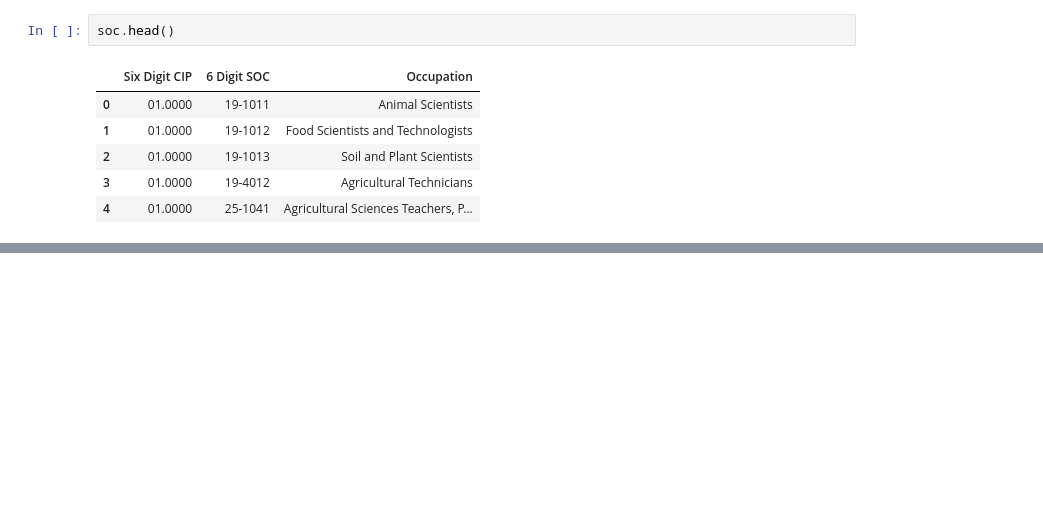
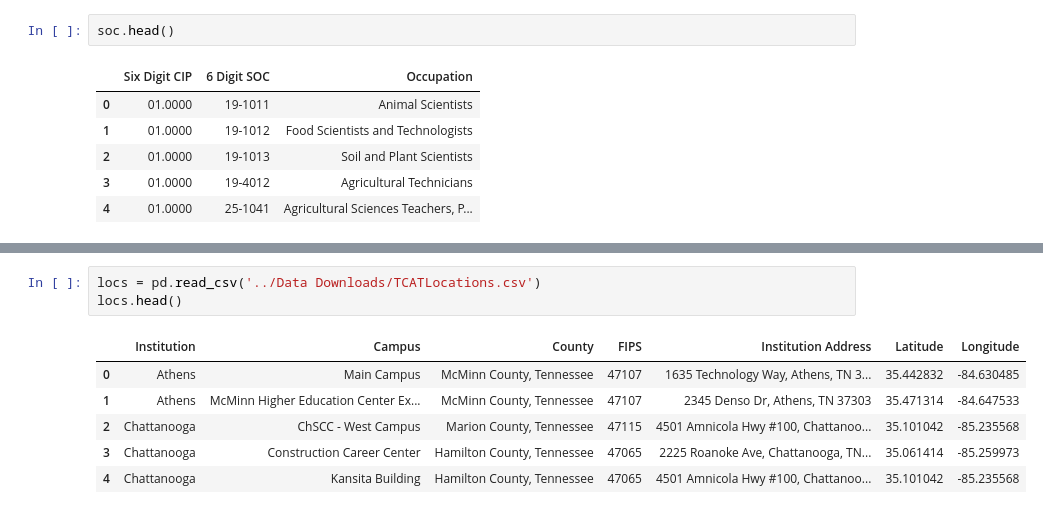
Before and after one commit to Greater-Nashville-Regional-Council/Pipeline-Tennessee-Bureau-of-Regents, a Jupyter notebook: Notebooks/TCATS.ipynb, the cells around one changed output, grey strips where cells are left out. Cells and saved outputs as stored; diff of their text form; blank space fills up the shorter version.

```diff
--- a/Notebooks/TCATS.ipynb
+++ b/Notebooks/TCATS.ipynb
@@ -139,3 +206,13 @@ test.tail()
 | 13842 | 5 | Diploma | 2023-24 | Pulaski | Lawrence County Instructional Ser... | 48.0510 | 48.05 | 48 | ... |
 | 13843 | 5 | Diploma | 2023-24 | Pulaski | Lawrence County Instructional Ser... | 48.0510 | 48.05 | 48 | ... |
 | 13844 | 13 | Certificate | 2023-24 | Shelbyville | Lincoln Central Academy | 51.0000 | 51.00 | 51 | ... |
+# %%
+locs = pd.read_csv('../Data Downloads/TCATLocations.csv')
+locs.head()
+# %% [output]
+|  | Institution | Campus | County | FIPS | Institution Address | Latitude | Longitude |
+| 0 | Athens | Main Campus | McMinn County, Tennessee | 47107 | 1635 Technology Way, Athens, TN 3... | 35.442832 | -84.630485 |
+| 1 | Athens | McMinn Higher Education Center Ex... | McMinn County, Tennessee | 47107 | 2345 Denso Dr, Athens, TN 37303 | 35.471314 | -84.647533 |
+| 2 | Chattanooga | ChSCC - West Campus | Marion County, Tennessee | 47115 | 4501 Amnicola Hwy #100, Chattanoo... | 35.101042 | -85.235568 |
+| 3 | Chattanooga | Construction Career Center | Hamilton County, Tennessee | 47065 | 2225 Roanoke Ave, Chattanooga, TN... | 35.061414 | -85.259973 |
+| 4 | Chattanooga | Kansita Building | Hamilton County, Tennessee | 47065 | 4501 Amnicola Hwy #100, Chattanoo... | 35.101042 | -85.235568 |
```
Also changed, not shown: parts of 10 cells of this notebook, 2 other files.
